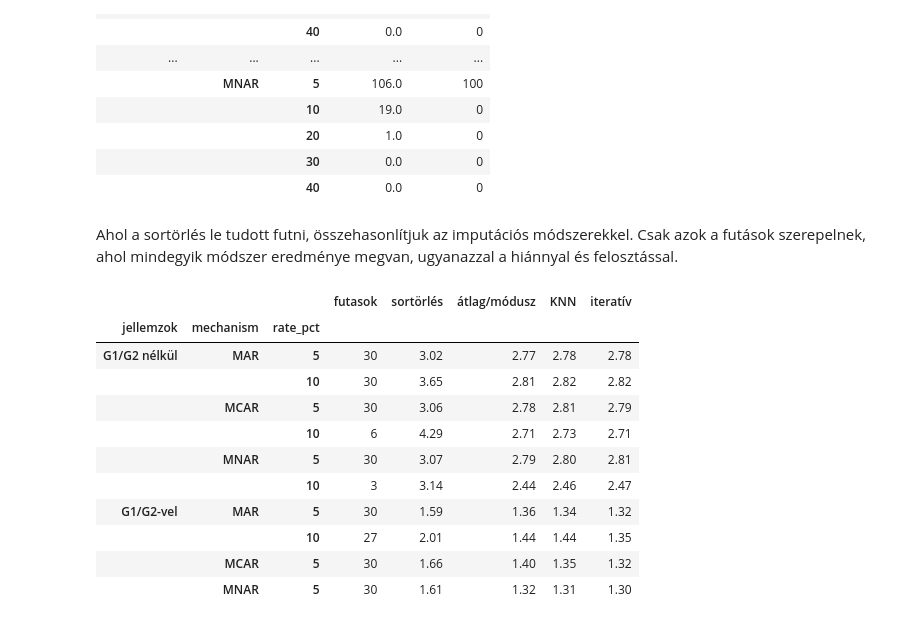
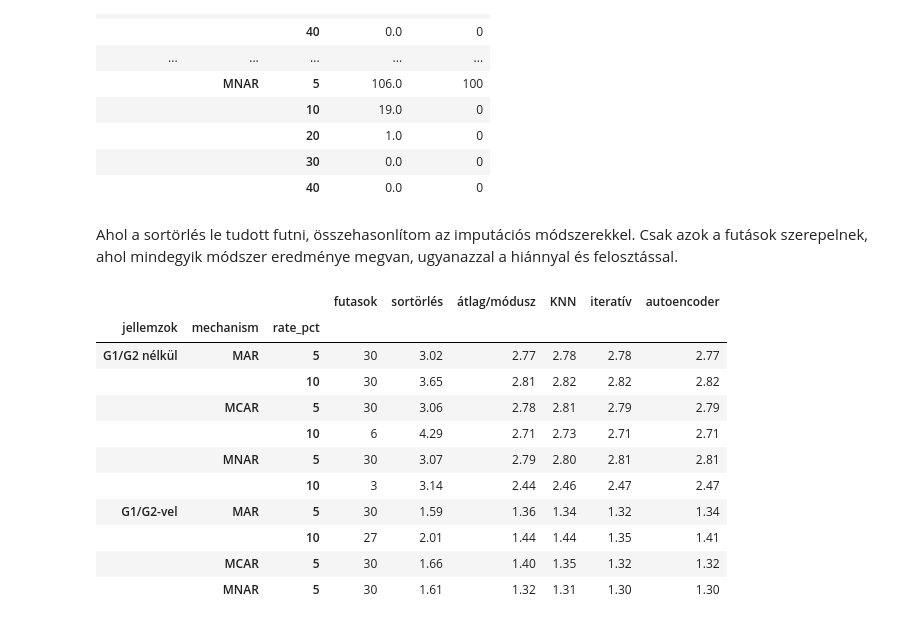
Before and after one commit to veronikavarga128/hianyzo-adatok, a Jupyter notebook: notebooks/02_analysis.ipynb, the cells around one changed output. Drawn from its saved outputs; the diff is of its cells as text; code cells hidden in the pictures.

```diff
--- a/notebooks/02_analysis.ipynb
+++ b/notebooks/02_analysis.ipynb
@@ -10,7 +10,11 @@ import seaborn as sns
 
 sns.set_theme(style="whitegrid")
 
-r = pd.read_csv("../results/results.csv")
+r = pd.concat(
+    [pd.read_csv("../results/results.csv"), pd.read_csv("../results/results_autoencoder.csv")],
+    ignore_index=True,
+)
+r = r.drop_duplicates(subset=["use_grades", "mechanism", "rate", "imputer", "model", "seed"])
 r["rate_pct"] = (r["rate"] * 100).round().astype(int)
 r["jellemzok"] = r["use_grades"].map({True: "G1/G2-vel", False: "G1/G2 nélkül"})
 r["imputer"] = r["imputer"].replace(
@@ -27,4 +31,5 @@ imput = miss[miss["imputer"] != "sortörlés"]
 lw = miss[miss["imputer"] == "sortörlés"]
 
 print(r.shape, "-", r["seed"].nunique(), "ismétlés")
+print(r["imputer"].value_counts().to_dict())
 # %% [output]
@@ -276,29 +291,30 @@ lw.groupby(["jellemzok", "mechanism", "rate_pct"]).agg(
 |  |  | 30 | 0.0 | 0 |
 |  |  | 40 | 0.0 | 0 |
 # %% [markdown]
-Ahol a sortörlés le tudott futni, összehasonlítjuk az imputációs módszerekkel. Csak azok a futások szerepelnek, ahol mindegyik módszer eredménye megvan, ugyanazzal a hiánnyal és felosztással.
+Ahol a sortörlés le tudott futni, összehasonlítom az imputációs módszerekkel. Csak azok a futások szerepelnek, ahol mindegyik módszer eredménye megvan, ugyanazzal a hiánnyal és felosztással.
 # %%
 kulcs5 = ["jellemzok", "mechanism", "rate_pct", "model", "seed"]
 futott = lw.dropna(subset=["rmse"])[kulcs5 + ["rmse"]].rename(columns={"rmse": "sortörlés"})
 mas = imput.pivot_table(index=kulcs5, columns="imputer", values="rmse").reset_index()
 osszehasonlit = futott.merge(mas, on=kulcs5)
 
 tabla = osszehasonlit.groupby(["jellemzok", "mechanism", "rate_pct"]).agg(
     futasok=("seed", "size"),
     sortörlés=("sortörlés", "mean"),
-    **{"átlag/módusz": ("átlag/módusz", "mean"), "KNN": ("KNN", "mean"), "iteratív": ("iteratív", "mean")},
+    **{"átlag/módusz": ("átlag/módusz", "mean"), "KNN": ("KNN", "mean"), "iteratív": ("iteratív", "mean"),
+       "autoencoder": ("autoencoder", "mean")},
 ).round(2)
 tabla
 # %% [output]
-|  |  |  | futasok | sortörlés | átlag/módusz | KNN | iteratív |
-| jellemzok | mechanism | rate_pct |  |  |  |  |  |
-| G1/G2 nélkül | MAR | 5 | 30 | 3.02 | 2.77 | 2.78 | 2.78 |
-|  |  | 10 | 30 | 3.65 | 2.81 | 2.82 | 2.82 |
-|  | MCAR | 5 | 30 | 3.06 | 2.78 | 2.81 | 2.79 |
-|  |  | 10 | 6 | 4.29 | 2.71 | 2.73 | 2.71 |
-|  | MNAR | 5 | 30 | 3.07 | 2.79 | 2.80 | 2.81 |
-|  |  | 10 | 3 | 3.14 | 2.44 | 2.46 | 2.47 |
-| G1/G2-vel | MAR | 5 | 30 | 1.59 | 1.36 | 1.34 | 1.32 |
-|  |  | 10 | 27 | 2.01 | 1.44 | 1.44 | 1.35 |
-|  | MCAR | 5 | 30 | 1.66 | 1.40 | 1.35 | 1.32 |
-|  | MNAR | 5 | 30 | 1.61 | 1.32 | 1.31 | 1.30 |
+|  |  |  | futasok | sortörlés | átlag/módusz | KNN | iteratív | autoencoder |
+| jellemzok | mechanism | rate_pct |  |  |  |  |  |  |
+| G1/G2 nélkül | MAR | 5 | 30 | 3.02 | 2.77 | 2.78 | 2.78 | 2.77 |
+|  |  | 10 | 30 | 3.65 | 2.81 | 2.82 | 2.82 | 2.82 |
+|  | MCAR | 5 | 30 | 3.06 | 2.78 | 2.81 | 2.79 | 2.79 |
+|  |  | 10 | 6 | 4.29 | 2.71 | 2.73 | 2.71 | 2.71 |
+|  | MNAR | 5 | 30 | 3.07 | 2.79 | 2.80 | 2.81 | 2.81 |
+|  |  | 10 | 3 | 3.14 | 2.44 | 2.46 | 2.47 | 2.47 |
+| G1/G2-vel | MAR | 5 | 30 | 1.59 | 1.36 | 1.34 | 1.32 | 1.34 |
+|  |  | 10 | 27 | 2.01 | 1.44 | 1.44 | 1.35 | 1.41 |
+|  | MCAR | 5 | 30 | 1.66 | 1.40 | 1.35 | 1.32 | 1.32 |
+|  | MNAR | 5 | 30 | 1.61 | 1.32 | 1.31 | 1.30 | 1.30 |
```
Also changed, not shown: parts of 18 cells of this notebook, 5 other files.
